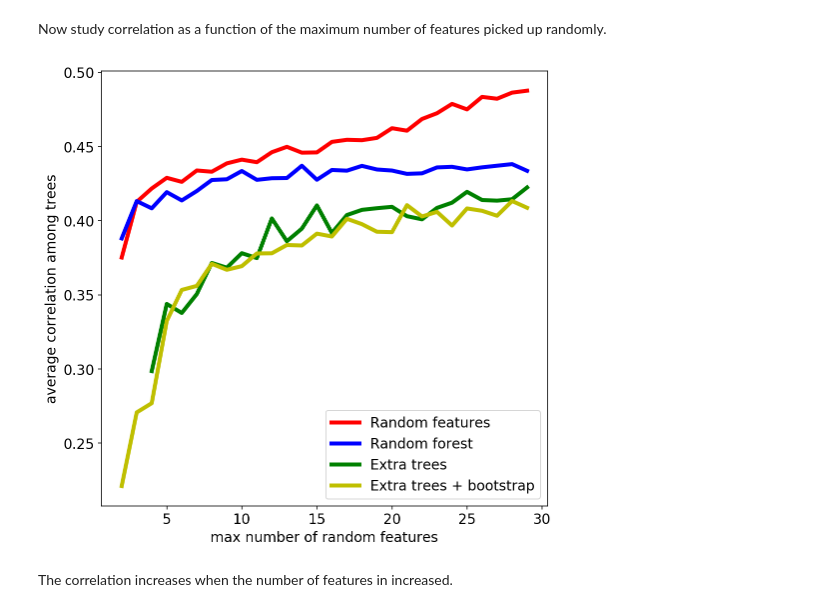
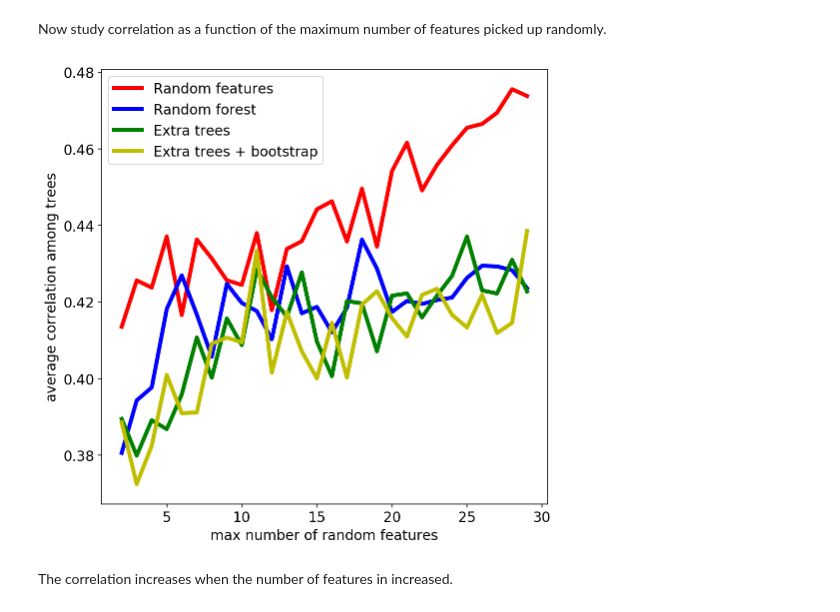
Before and after one commit to VINX89/advanced-comp-2017, a Jupyter notebook: Exercise2.ipynb, the cells around one changed output. Cells and saved outputs as stored; diff of their text form; code cells hidden in the pictures.

```diff
--- a/Exercise2.ipynb
+++ b/Exercise2.ipynb
@@ -109,39 +109,39 @@ Now study correlation as a function of the maximum number of features picked up
 # %%
 corrs = { 'randomfeatures' : [],
           'bootstrap_randomfeatures' : [],
           'randomfeatures_randomsplit' : [],
           'bootstrap_randomfeatures_randomsplit' : []
          }
 max_feat = np.arange(2, data['feature_names'].__len__(), 1)
 
 for max in max_feat:
     clf = {
-    'randomfeatures' : RandomForestClassifier(n_estimators=50, max_depth=3, bootstrap=False, max_features=max),
-    'bootstrap_randomfeatures' : RandomForestClassifier(n_estimators=50, max_depth=3, max_features=max),
-    'randomfeatures_randomsplit' : ExtraTreesClassifier(n_estimators=50, max_depth=3, max_features=max),
-    'bootstrap_randomfeatures_randomsplit' : ExtraTreesClassifier(n_estimators=50, max_depth=3, bootstrap=True,
-                                                                      max_features=max)
+    'randomfeatures' : RandomForestClassifier(n_estimators=10, bootstrap=False, max_features=max, random_state=42),
+    'bootstrap_randomfeatures' : RandomForestClassifier(n_estimators=10, max_features=max, random_state=42),
+    'randomfeatures_randomsplit' : ExtraTreesClassifier(n_estimators=10, max_features=max, random_state=42),
+    'bootstrap_randomfeatures_randomsplit' : ExtraTreesClassifier(n_estimators=10, bootstrap=True,
+                                                                      max_features=max, random_state=42)
         }
 
     clf['randomfeatures'].fit(Xtrain,ytrain)
     clf['bootstrap_randomfeatures'].fit(Xtrain,ytrain)
     clf['randomfeatures_randomsplit'].fit(Xtrain,ytrain)
     clf['bootstrap_randomfeatures_randomsplit'].fit(Xtrain,ytrain)
 
     corrs['randomfeatures'].append( correlation_trees(clf['randomfeatures'], Xtest) )
     corrs['bootstrap_randomfeatures'].append( correlation_trees(clf['bootstrap_randomfeatures'], Xtest) )
     corrs['randomfeatures_randomsplit'].append( correlation_trees(clf['randomfeatures_randomsplit'], Xtest) )
     corrs['bootstrap_randomfeatures_randomsplit'].append( correlation_trees(clf['bootstrap_randomfeatures_randomsplit'], Xtest) )
 
 plt.plot(max_feat, corrs['randomfeatures'], label='Random features', c='r', lw=4)
 plt.plot(max_feat, corrs['bootstrap_randomfeatures'], label='Random forest', c='b', lw=4)
 plt.plot(max_feat, corrs['randomfeatures_randomsplit'], label='Extra trees', c='g', lw=4)
 plt.plot(max_feat, corrs['bootstrap_randomfeatures_randomsplit'], label='Extra trees + bootstrap', c='y', lw=4)
 plt.xlabel('max number of random features')
 plt.ylabel('average correlation among trees')
 plt.legend(loc='best');
 # %% [output]
-[figure, old version]
+[figure, new version]
 # %% [markdown]
 The correlation increases when the number of features in increased.
 # %% [markdown]
```
Also changed, not shown: parts of 1 cell of this notebook, 1 other file.
